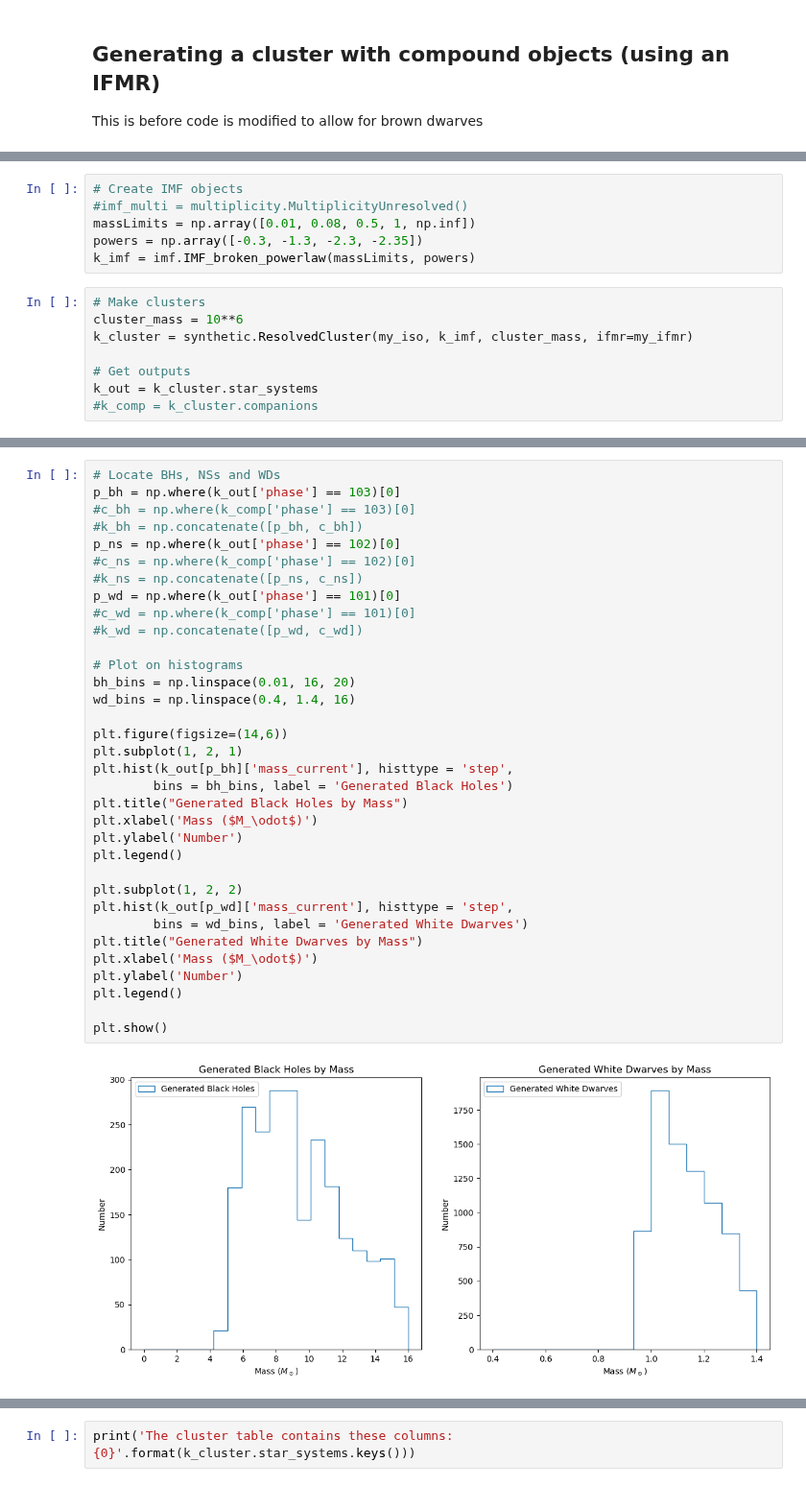
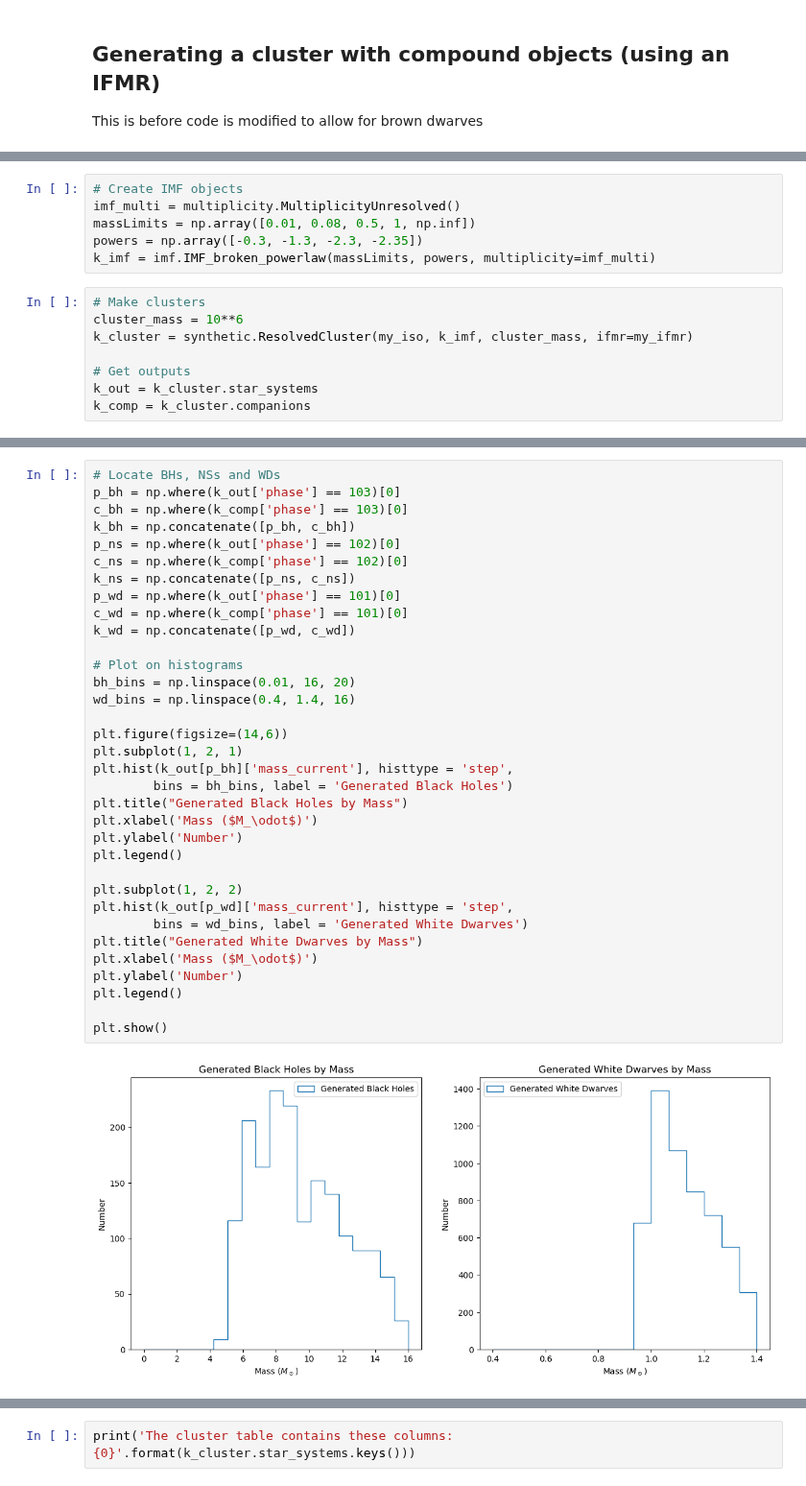
Before and after one commit to astropy/SPISEA, a Jupyter notebook: changes/Test_BD_Cluster.ipynb, the cells around one changed output, grey strips where cells are left out. Shown at 96% size. Saved outputs shown, nothing was run; the diff lists cells and outputs as text.

```diff
--- a/changes/Test_BD_Cluster.ipynb
+++ b/changes/Test_BD_Cluster.ipynb
@@ -223,9 +223,9 @@ M =   5.078 Msun  T =  6015 K  m_hst_f153m = -4.23
 # %%
 # Create IMF objects
-#imf_multi = multiplicity.MultiplicityUnresolved()
+imf_multi = multiplicity.MultiplicityUnresolved()
 massLimits = np.array([0.01, 0.08, 0.5, 1, np.inf])
 powers = np.array([-0.3, -1.3, -2.3, -2.35])
-k_imf = imf.IMF_broken_powerlaw(massLimits, powers)
+k_imf = imf.IMF_broken_powerlaw(massLimits, powers, multiplicity=imf_multi)
 # %%
 # Make clusters
 cluster_mass = 10**6
@@ -233,5 +233,5 @@ k_cluster = synthetic.ResolvedCluster(my_iso, k_imf, cluster_mass, ifmr=my_ifmr)
 
 # Get outputs
 k_out = k_cluster.star_systems
-#k_comp = k_cluster.companions
+k_comp = k_cluster.companions
 # %% [output]
@@ -239,39 +240,39 @@ Found 829408 stars out of mass range
 # %%
 # Locate BHs, NSs and WDs
 p_bh = np.where(k_out['phase'] == 103)[0]
-#c_bh = np.where(k_comp['phase'] == 103)[0]
-#k_bh = np.concatenate([p_bh, c_bh])
+c_bh = np.where(k_comp['phase'] == 103)[0]
+k_bh = np.concatenate([p_bh, c_bh])
 p_ns = np.where(k_out['phase'] == 102)[0]
-#c_ns = np.where(k_comp['phase'] == 102)[0]
-#k_ns = np.concatenate([p_ns, c_ns])
+c_ns = np.where(k_comp['phase'] == 102)[0]
+k_ns = np.concatenate([p_ns, c_ns])
 p_wd = np.where(k_out['phase'] == 101)[0]
-#c_wd = np.where(k_comp['phase'] == 101)[0]
-#k_wd = np.concatenate([p_wd, c_wd])
+c_wd = np.where(k_comp['phase'] == 101)[0]
+k_wd = np.concatenate([p_wd, c_wd])
 
 # Plot on histograms
 bh_bins = np.linspace(0.01, 16, 20)
 wd_bins = np.linspace(0.4, 1.4, 16)
 
 plt.figure(figsize=(14,6))
 plt.subplot(1, 2, 1)
 plt.hist(k_out[p_bh]['mass_current'], histtype = 'step',
         bins = bh_bins, label = 'Generated Black Holes')
 plt.title("Generated Black Holes by Mass")
 plt.xlabel('Mass ($M_\odot$)')
 plt.ylabel('Number')
 plt.legend()
 
 plt.subplot(1, 2, 2)
 plt.hist(k_out[p_wd]['mass_current'], histtype = 'step',
         bins = wd_bins, label = 'Generated White Dwarves')
 plt.title("Generated White Dwarves by Mass")
 plt.xlabel('Mass ($M_\odot$)')
 plt.ylabel('Number')
 plt.legend()
 
 plt.show()
 # %% [output]
-[figure, old version]
+[figure, new version]
 # %%
 all_masses = np.concatenate([k_out['mass'], k_comp['mass']])
 tot_mass = np.sum(all_masses)
```
Also changed, not shown: parts of 14 cells of this notebook, 1 other file.
